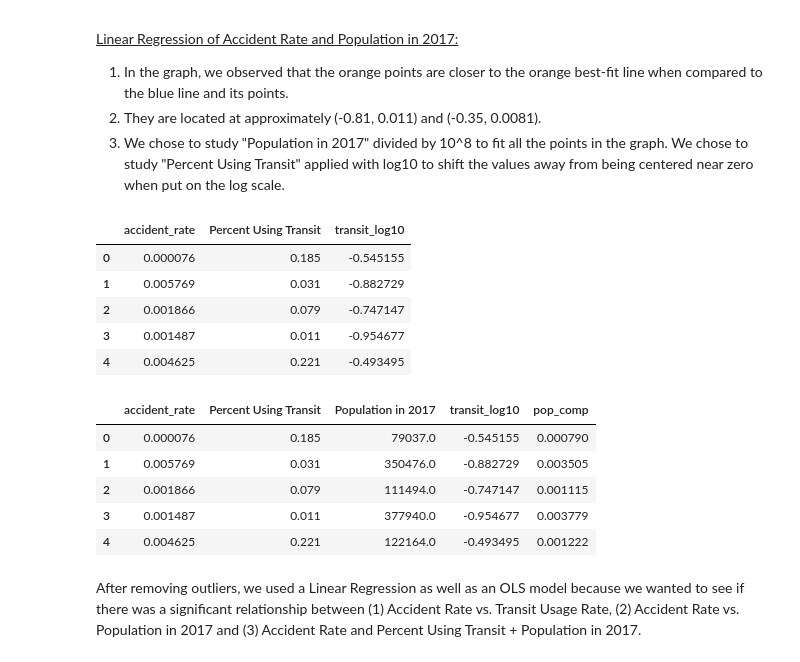
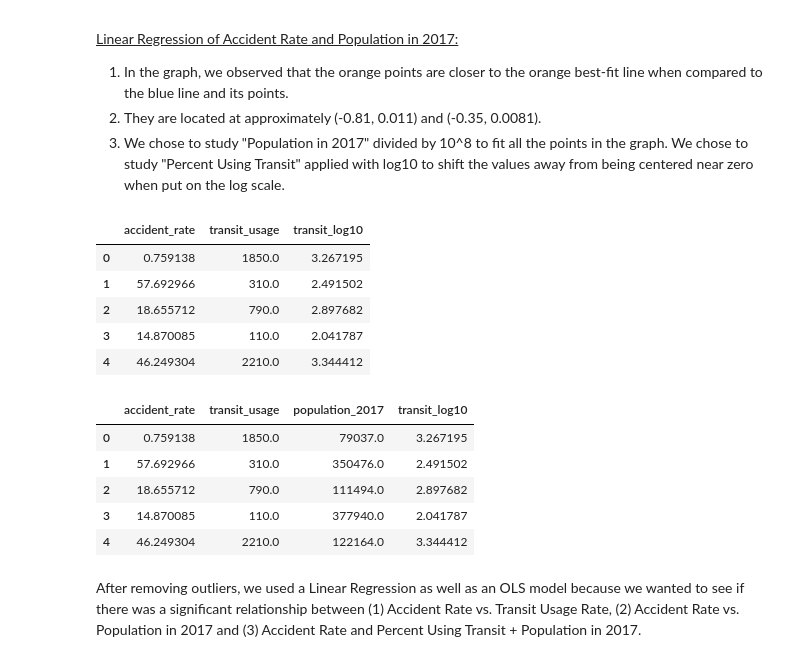
Before and after one commit to COGS108/Group099_WI24, a Jupyter notebook: FinalProject_Group099_WI24.ipynb, the cells around one changed output. Drawn from its saved outputs; the diff is of its cells as text; code cells hidden in the pictures.

```diff
--- a/FinalProject_Group099_WI24.ipynb
+++ b/FinalProject_Group099_WI24.ipynb
@@ -214,7 +214,7 @@ population_df.columns = col_values
 
 # Simplify rows and columns
 population_df = population_df[3:]
-population_df = population_df.reset_index(drop=True).get(['Geographic Area', 2017.0]).rename(columns={'Geographic Area': 'City', 2017.0:'Population in 2017'})
+population_df = population_df.reset_index(drop=True).get(['Geographic Area', 2017.0]).rename(columns={'Geographic Area': 'City', 2017.0:'population_2017'})
 population_df['City'] = population_df['City'].str.title().str.replace(', California', '').str.replace(' City', '')
 population_df.dropna(inplace=True)
 
@@ -228,13 +228,18 @@ population_df.head()
 | 3 | Albany | 20076.0 |
 | 4 | Alhambra | 84878.0 |
 # %%
-#We will merge this into the dataset 'accidents_vs_transit' to get the per-capita accident rate of each city.
-
+# merge population_df into the dataset 'accidents_vs_transit' to calculate accident rates and transit usage rates
 clean_df = pd.merge(accidents_vs_transit, population_df, on='City')
 
-clean_df = clean_df.assign(accident_rate = clean_df['num_accidents']/clean_df['Population in 2017'])
+# create variable "accident_rate", which describes the number of accidents that occur for every 10,000 residents in each city.
+clean_df = clean_df.assign(accident_rate = clean_df['num_accidents']/clean_df['population_2017'] * 10000)
 
-clean_df = clean_df.get(['City', 'num_accidents', 'Population in 2017', 'accident_rate', 'avg_severity', 'Percent Using Transit'])
+# create variable "transit_usage", which describes the number of people who use public transportation for every 10,000 residents in a city to normalize the units with "accident_rate"
+clean_df = clean_df.assign(transit_usage = clean_df['Percent Using Transit'] * 10000)
+
+
+# shrink the dataset down to only relevant columns
+clean_df = clean_df.get(['City', 'num_accidents', 'population_2017', 'accident_rate', 'avg_severity', 'transit_usage'])
 
 # Look at some values in our cleaned dataframe
 clean_df.head(10)
@@ -364,44 +364,42 @@ We applied this arithmetic to shift the values away from being centered near zer
 We chose to study "Percent Using Transit" applied with log10 to shift the values away from being centered near zero when put on the log scale.
 # %%
 # create a subset of clean_df for column of interest for linear regression model
-sub_col_acc_transit = ['accident_rate','Percent Using Transit']
+sub_col_acc_transit = ['accident_rate','transit_usage']
 sub_accident_rate = clean_df[sub_col_acc_transit]
 
 # Apply a log-10 transformation for less skewed dataset
 
-sub_accident_rate['transit_log10'] = np.log10(sub_accident_rate['Percent Using Transit']+0.1)
+sub_accident_rate['transit_log10'] = np.log10(sub_accident_rate['transit_usage']+0.1)
 sub_accident_rate.head()
 # %% [output]
-|  | accident_rate | Percent Using Transit | transit_log10 |
-| 0 | 0.000076 | 0.185 | -0.545155 |
-| 1 | 0.005769 | 0.031 | -0.882729 |
-| 2 | 0.001866 | 0.079 | -0.747147 |
-| 3 | 0.001487 | 0.011 | -0.954677 |
-| 4 | 0.004625 | 0.221 | -0.493495 |
+|  | accident_rate | transit_usage | transit_log10 |
+| 0 | 0.759138 | 1850.0 | 3.267195 |
+| 1 | 57.692966 | 310.0 | 2.491502 |
+| 2 | 18.655712 | 790.0 | 2.897682 |
+| 3 | 14.870085 | 110.0 | 2.041787 |
+| 4 | 46.249304 | 2210.0 | 3.344412 |
 # %%
-sub_col_2 = ['accident_rate','Percent Using Transit','Population in 2017']
+sub_col_2 = ['accident_rate','transit_usage','population_2017']
 sub_accident_rate_2 = clean_df[sub_col_2]
 
 # Apply a log-10 transformation for less skewed dataset
 
-sub_accident_rate_2['transit_log10'] = np.log10(sub_accident_rate_2['Percent Using Transit']+0.1)
+sub_accident_rate_2['transit_log10'] = np.log10(sub_accident_rate_2['transit_usage']+0.1)
 
-# filter out the outliers from 'Population in 2017'
+# filter out the outliers from 'accident_rate'
 x = 2
-mean = sub_accident_rate_2['Population in 2017'].mean()
-std = sub_accident_rate_2['Population in 2017'].std()
-filtered_pop  = sub_accident_rate_2[(sub_accident_rate_2['Population in 2017'] > (mean - x * std)) & (sub_accident_rate_2['Population in 2017']< (mean + x * std))]
-filtered_pop
+mean = sub_accident_rate_2['accident_rate'].mean()
+std = sub_accident_rate_2['accident_rate'].std()
+filtered_accidents  = sub_accident_rate_2[(sub_accident_rate_2['accident_rate'] > (mean - x * std)) & (sub_accident_rate_2['accident_rate']< (mean + x * std))]
+filtered_accidents
 
-# Divide 'Population in 2017'by 1e8 to make it comparable in range of accident rate
-filtered_pop['pop_comp'] = filtered_pop['Population in 2017']/1e8
-filtered_pop.head()
+filtered_accidents.head()
 # %% [output]
-|  | accident_rate | Percent Using Transit | Population in 2017 | transit_log10 | pop_comp |
-| 0 | 0.000076 | 0.185 | 79037.0 | -0.545155 | 0.000790 |
-| 1 | 0.005769 | 0.031 | 350476.0 | -0.882729 | 0.003505 |
-| 2 | 0.001866 | 0.079 | 111494.0 | -0.747147 | 0.001115 |
-| 3 | 0.001487 | 0.011 | 377940.0 | -0.954677 | 0.003779 |
-| 4 | 0.004625 | 0.221 | 122164.0 | -0.493495 | 0.001222 |
+|  | accident_rate | transit_usage | population_2017 | transit_log10 |
+| 0 | 0.759138 | 1850.0 | 79037.0 | 3.267195 |
+| 1 | 57.692966 | 310.0 | 350476.0 | 2.491502 |
+| 2 | 18.655712 | 790.0 | 111494.0 | 2.897682 |
+| 3 | 14.870085 | 110.0 | 377940.0 | 2.041787 |
+| 4 | 46.249304 | 2210.0 | 122164.0 | 3.344412 |
 # %% [markdown]
 After removing outliers, we used a Linear Regression as well as an OLS model because we wanted to see if there was a significant relationship between (1) Accident Rate vs. Transit Usage Rate, (2) Accident Rate vs. Population in 2017 and (3) Accident Rate and Percent Using Transit + Population in 2017.
```
Also changed, not shown: parts of 32 cells of this notebook.
